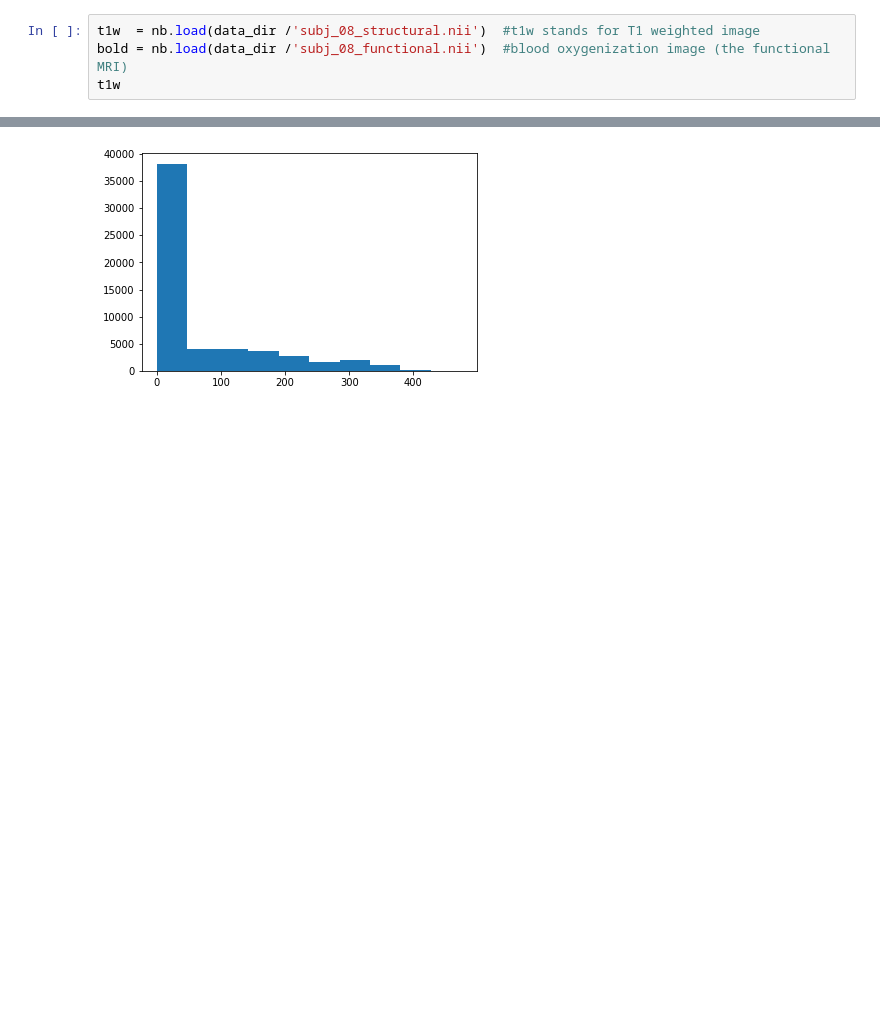
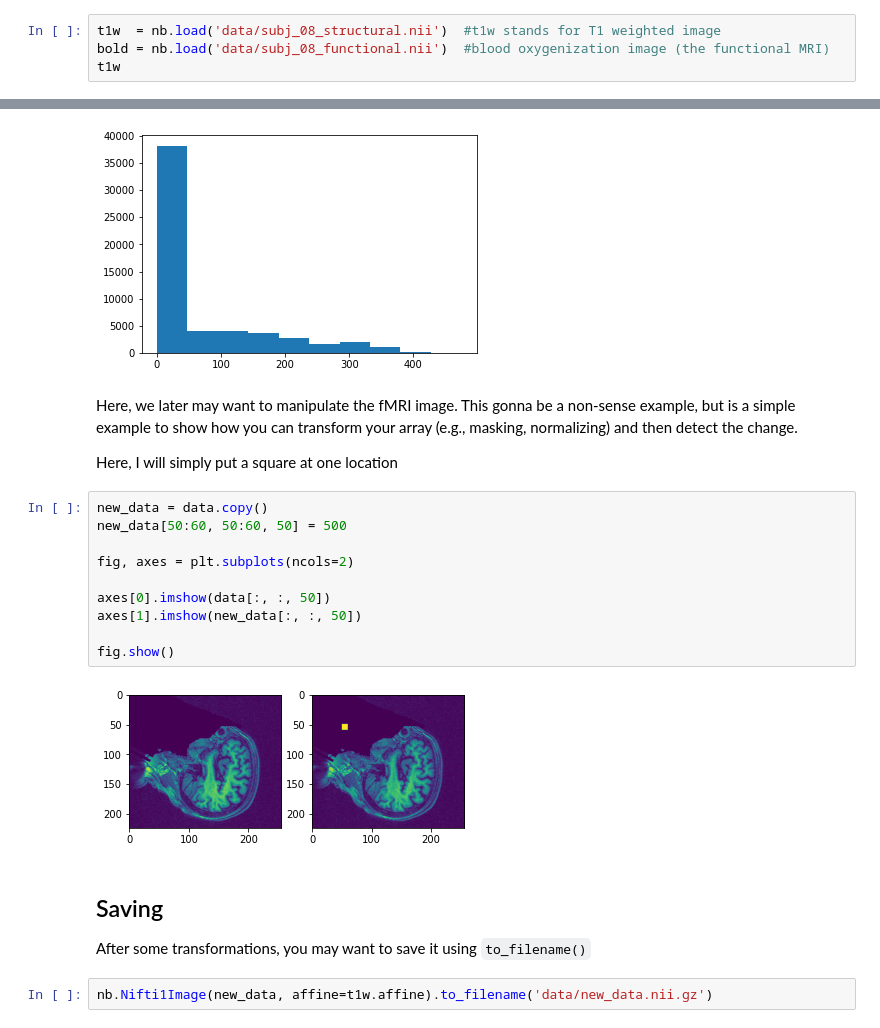
Before and after one commit to chaklam-silpasuwanchai/Python-for-Neuroimaging, a Jupyter notebook: 1. Loading fMRI images.ipynb, the cells around one changed output, grey strips where cells are left out. Cells and saved outputs as stored; diff of their text form; blank space fills up the shorter version.

```diff
--- a/1. Loading fMRI images.ipynb
+++ b/1. Loading fMRI images.ipynb
@@ -21,8 +21,8 @@ Each of the subject has two information - functional and structual.
 
 Let's try load the eighth (i just simply randomly choose) AD subject images.
 # %%
-t1w  = nb.load(data_dir /'subj_08_structural.nii')  #t1w stands for T1 weighted image
-bold = nb.load(data_dir /'subj_08_functional.nii')  #blood oxygenization image (the functional MRI)
+t1w  = nb.load('data/subj_08_structural.nii')  #t1w stands for T1 weighted image
+bold = nb.load('data/subj_08_functional.nii')  #blood oxygenization image (the functional MRI)
 t1w
 # %% [output]
 <nibabel.nifti1.Nifti1Image at 0x...>
@@ -64,3 +91,25 @@ As you can see below, many values are around 0 which represent voxels outside th
 plt.hist(data[:, :, 50].ravel());
 # %% [output]
 [figure]
+# %% [markdown]
+Here, we later may want to manipulate the fMRI image.  This gonna be a non-sense example, but is a simple example to show how you can transform your array (e.g., masking, normalizing) and then detect the change.
+
+Here, I will simply put a square at one location
+# %%
+new_data = data.copy()
+new_data[50:60, 50:60, 50] = 500
+
+fig, axes = plt.subplots(ncols=2)
+
+axes[0].imshow(data[:, :, 50])
+axes[1].imshow(new_data[:, :, 50])
+
+fig.show()
+# %% [output]
+[figure, added]
+# %% [markdown]
+## Saving
+
+After some transformations, you may want to save it using `to_filename()`
+# %%
+nb.Nifti1Image(new_data, affine=t1w.affine).to_filename('data/new_data.nii.gz')
```
Also changed, not shown: parts of 5 cells of this notebook.
